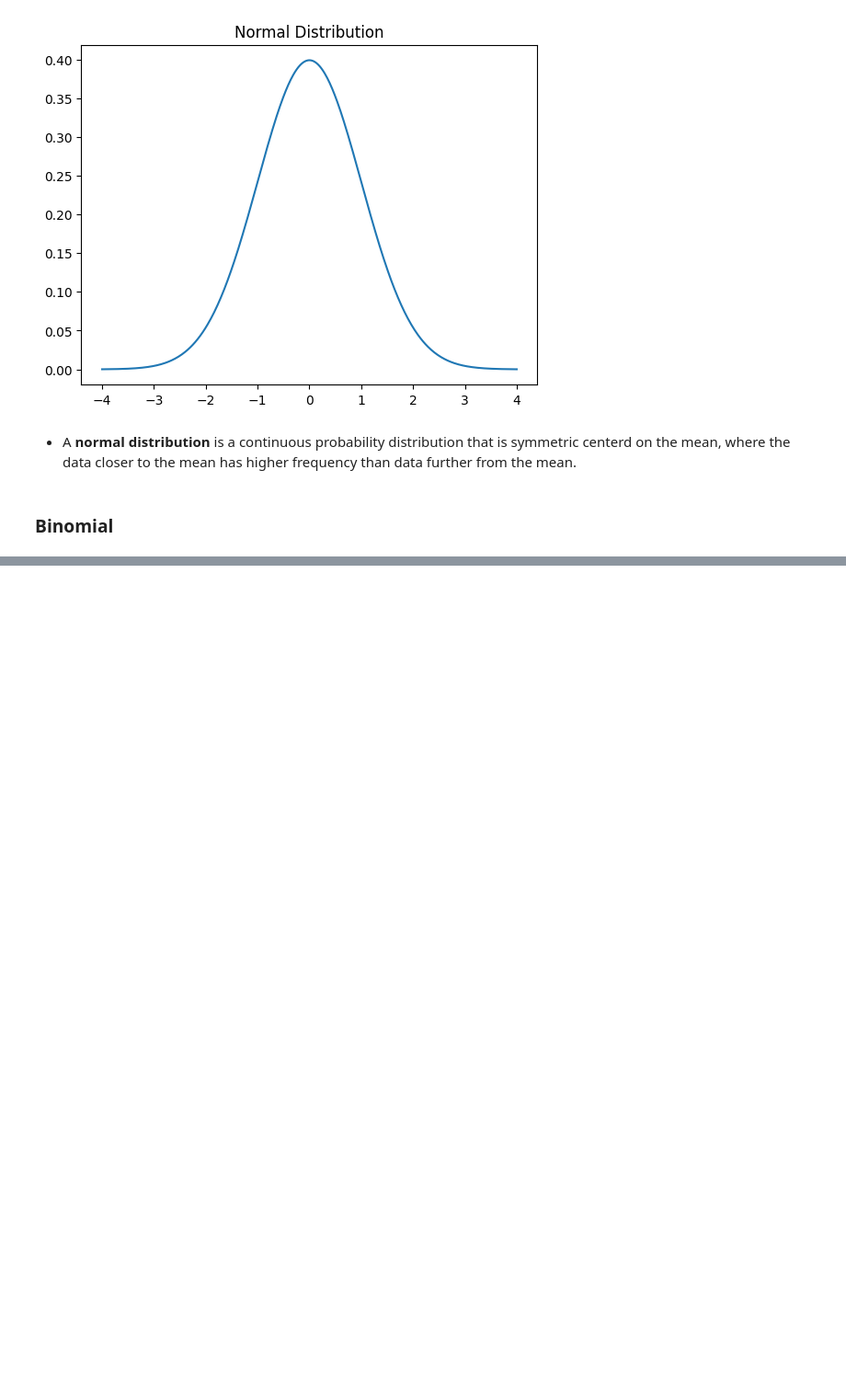
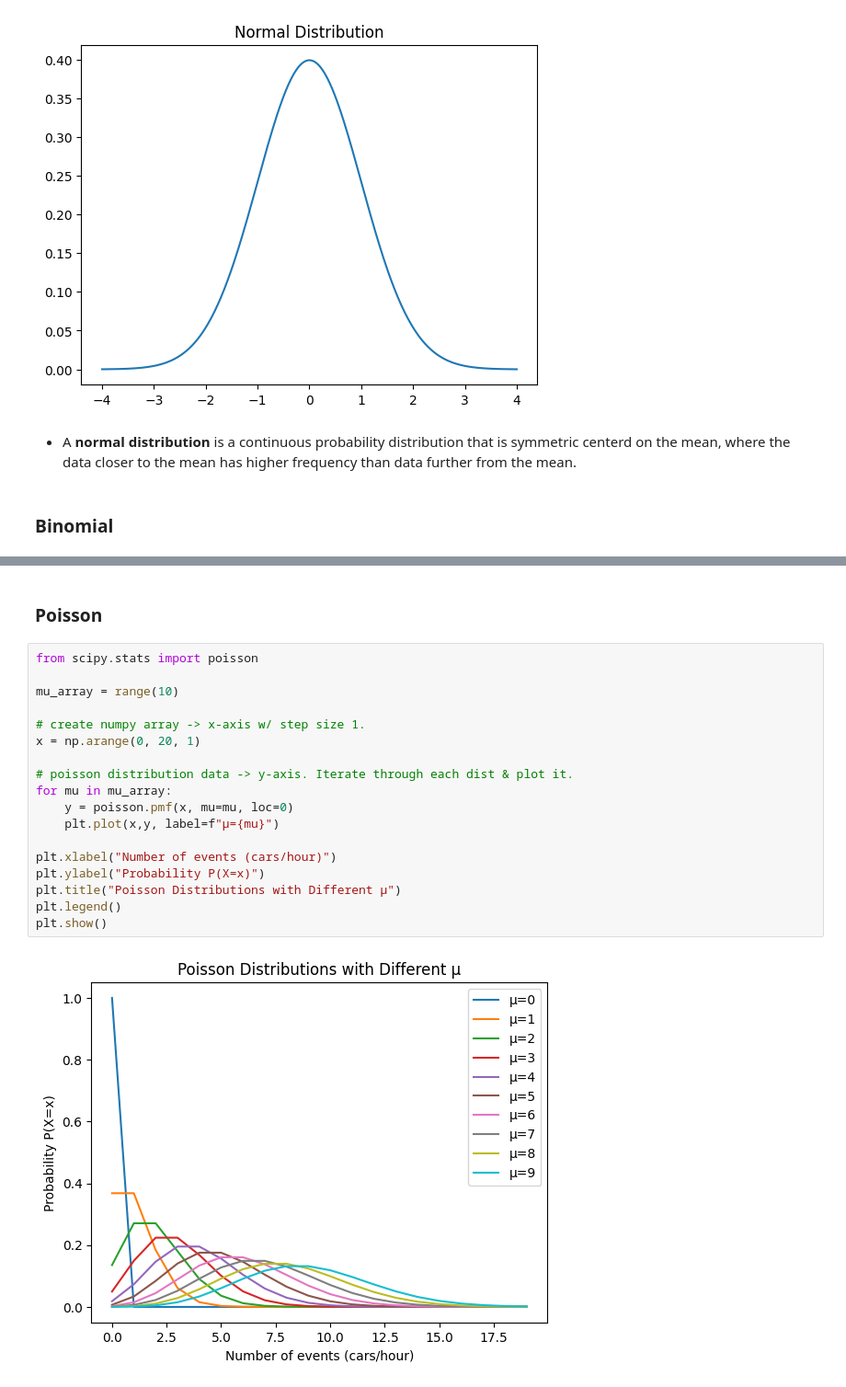
Before and after one commit to zanemilo/pre-ms-bioinfo, a Jupyter notebook: examples/stats/Distributions_Examples.ipynb, the cells around one changed output, grey strips where cells are left out. Shown at 92% size. Saved outputs shown, nothing was run; the diff lists cells and outputs as text; blank space fills up the shorter version.

```diff
--- a/examples/stats/Distributions_Examples.ipynb
+++ b/examples/stats/Distributions_Examples.ipynb
@@ -96,0 +149,22 @@ Figure out how to better display a left and right skewed binomial distribution a
+# %% [markdown]
+### **Poisson**
+# %%
+from scipy.stats import poisson
+
+mu_array = range(10)
+
+# create numpy array -> x-axis w/ step size 1.
+x = np.arange(0, 20, 1)
+
+# poisson distribution data -> y-axis. Iterate through each dist & plot it.
+for mu in mu_array:
+    y = poisson.pmf(x, mu=mu, loc=0)
+    plt.plot(x,y, label=f"μ={mu}")
+
+plt.xlabel("Number of events (cars/hour)")
+plt.ylabel("Probability P(X=x)")
+plt.title("Poisson Distributions with Different μ")
+plt.legend()
+plt.show()
+# %% [output]
+[figure, added]
```
Also changed, not shown: parts of 12 cells of this notebook.
